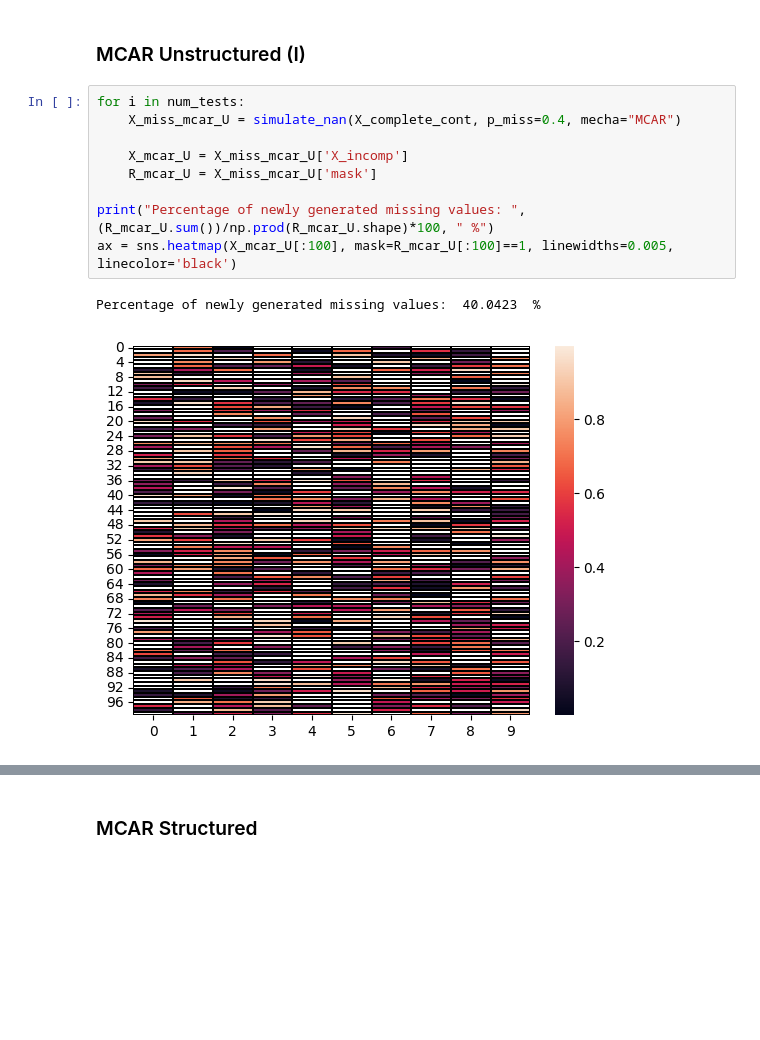
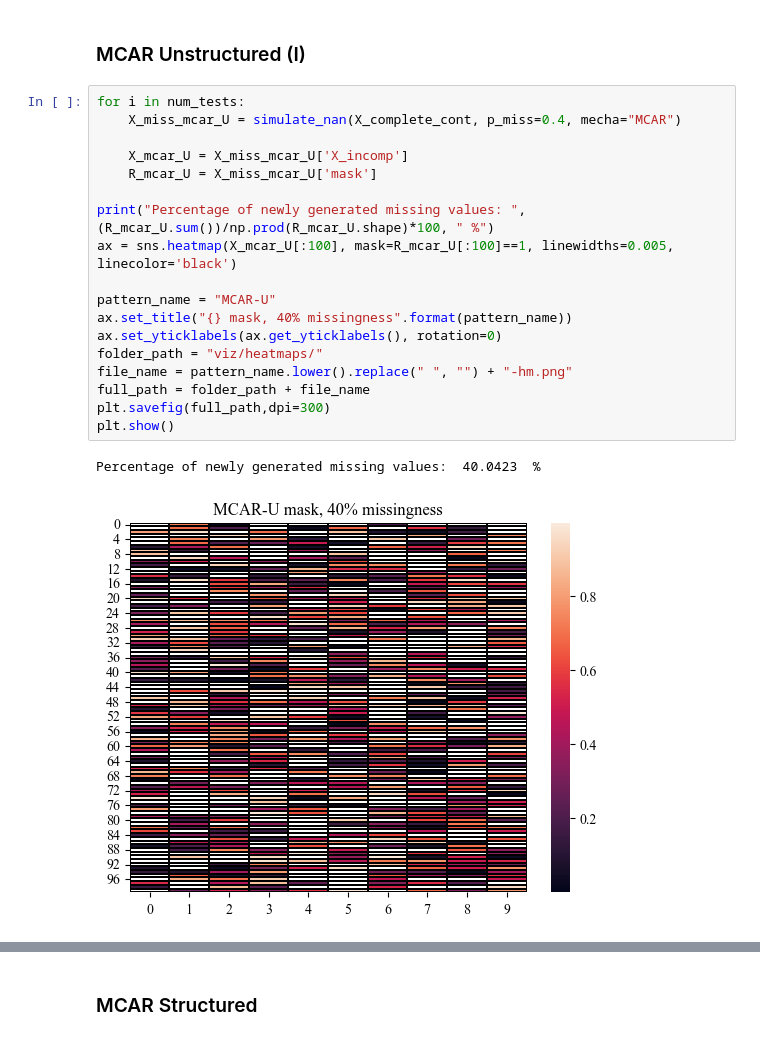
Before and after one commit to arvindkalyan/structured_missingness, a Jupyter notebook: test_coeffs.ipynb, the cells around one changed output, grey strips where cells are left out. Saved outputs shown, nothing was run; the diff lists cells and outputs as text; blank space fills up the shorter version.

```diff
--- a/test_coeffs.ipynb
+++ b/test_coeffs.ipynb
@@ -345,15 +350,24 @@ from simulate import simulate_nan
 # %%
 for i in num_tests:
     X_miss_mcar_U = simulate_nan(X_complete_cont, p_miss=0.4, mecha="MCAR")
 
     X_mcar_U = X_miss_mcar_U['X_incomp']
     R_mcar_U = X_miss_mcar_U['mask']
 
 print("Percentage of newly generated missing values: ", (R_mcar_U.sum())/np.prod(R_mcar_U.shape)*100, " %")
 ax = sns.heatmap(X_mcar_U[:100], mask=R_mcar_U[:100]==1, linewidths=0.005, linecolor='black')
+
+pattern_name = "MCAR-U"
+ax.set_title("{} mask, 40% missingness".format(pattern_name))
+ax.set_yticklabels(ax.get_yticklabels(), rotation=0)
+folder_path = "viz/heatmaps/"
+file_name = pattern_name.lower().replace(" ", "") + "-hm.png"
+full_path = folder_path + file_name
+plt.savefig(full_path,dpi=300)
+plt.show()
 # %% [output]
 Percentage of newly generated missing values:  40.0423  %
-[figure, old version]
+[figure, new version]
 # %%
 plot_mask_corr(R_mcar_U, "MCAR-U")
 # %% [output]
```
Also changed, not shown: parts of 42 cells of this notebook, 1 other file.
